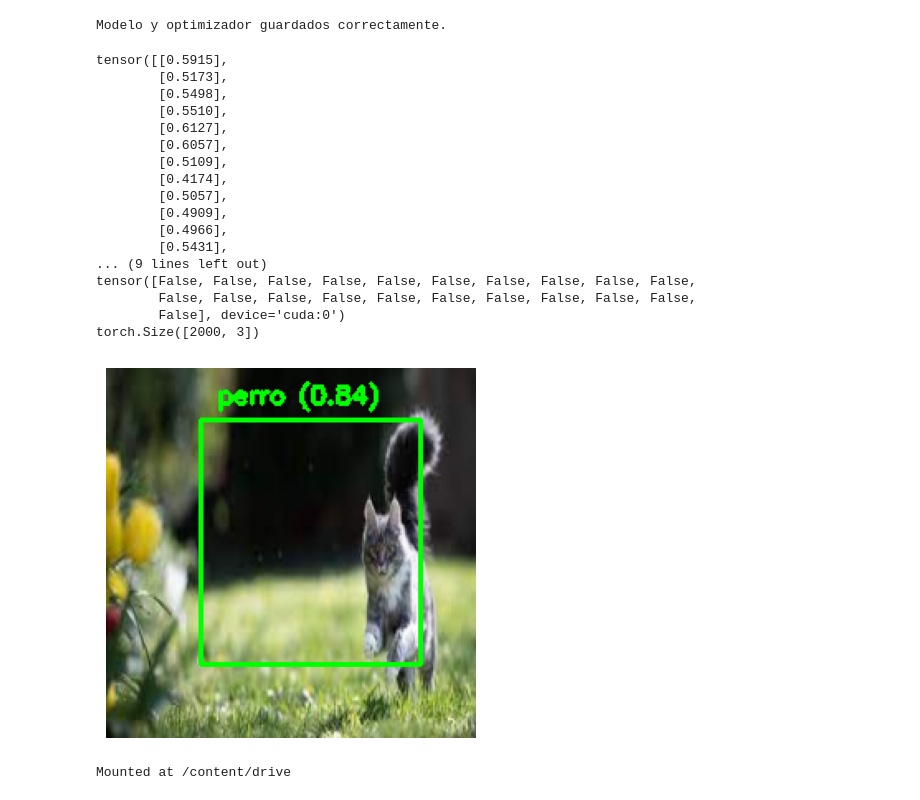
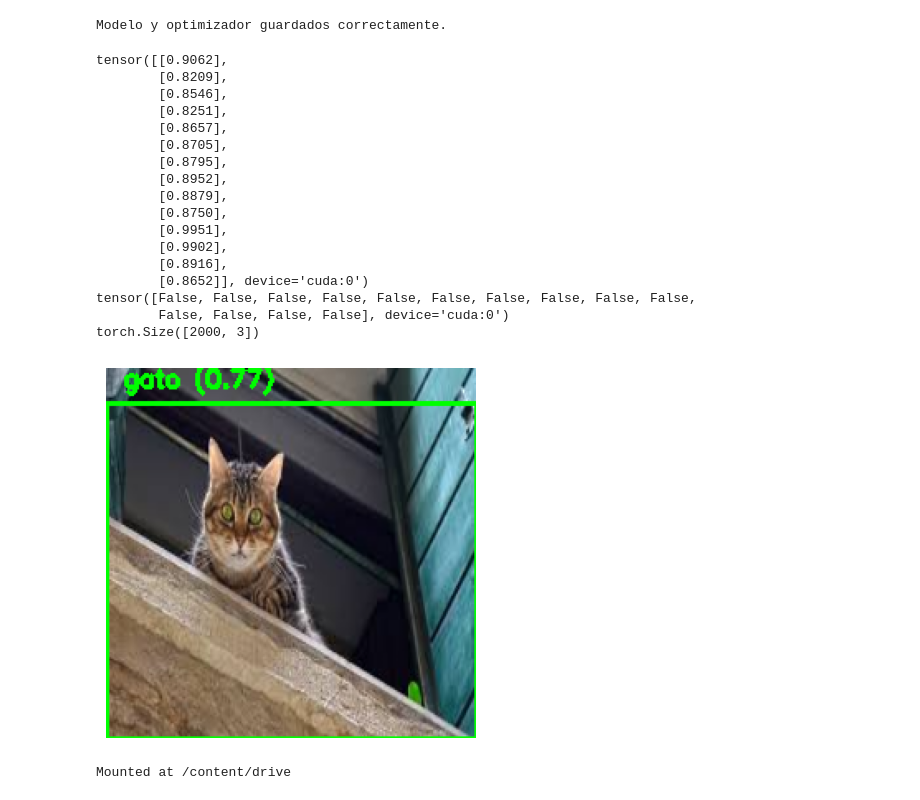
Before and after one commit to JuniorHZ19/CNN-PARA-DETECION-DE-OBJETOS, a Jupyter notebook: FAST R-CNN.ipynb, the cells around one changed output. Saved outputs shown, nothing was run; the diff lists cells and outputs as text; code cells hidden in the pictures.

```diff
--- a/FAST R-CNN.ipynb
+++ b/FAST R-CNN.ipynb
@@ -660,7 +711,7 @@ import torch.nn.functional as F
 
 import matplotlib.pyplot as plt
 
-image = cv2.imread("/content/images (12).jpg")
+image = cv2.imread("/content/images (10).jpg")
 
 image=cv2.resize(image,(224,224,))
 
@@ -699,51 +750,51 @@ scores_filtered = probs[selected_indices].to(device)
 deltas_filtered = bbox_deltas[selected_indices].to(device)
 
 # Aplicamos la transformación inversa
-#pred_bbox_reales = reverse_translation(boxes_filtered , deltas_filtered)
+pred_bbox_reales = reverse_translation(boxes_filtered , deltas_filtered)
 pred_bbox_reales = boxes_filtered
 pred_bbox_reales=pred_bbox_reales.to(device)
 
 pred_bbox_reales=pred_bbox_reales
 
 
-boxes_selected, scores_selected=non_maximum_suppression(pred_bbox_reales, scores_filtered, iou_threshold=0.3, prob_threshold=0.5)
+boxes_selected, scores_selected=non_maximum_suppression(pred_bbox_reales, scores_filtered, iou_threshold=0.3, prob_threshold=0.7)
 
 
 boxes_selected_np = boxes_selected.detach().cpu().numpy()
 scores_selected_np = scores_selected.detach().cpu().numpy()
 
 
 print(probs.shape)
 
 clases=['gato','perro']
 for pred_bbox,score in zip(boxes_selected,scores_selected):
   cv2.rectangle(image, (int(pred_bbox[0]), int(pred_bbox[1])), (int(pred_bbox[2]), int(pred_bbox[3])), (0, 255, 0), 2)
   cv2.putText(image, f'{clases[torch.argmax(score)-1]} ({torch.max(score):.2f})', (int(pred_bbox[0])+10,int(pred_bbox[1])-10), cv2.FONT_HERSHEY_SIMPLEX,0.5, (0, 255, 0), 2)
 
 
 
 plt.imshow(cv2.cvtColor(image, cv2.COLOR_BGR2RGB))
 plt.axis('off')  # Desactivar los ejes para mostrar solo la imagen
 plt.show()
 # %% [output]
-tensor([[0.5915],
-        [0.5173],
-        [0.5498],
-        [0.5510],
-        [0.6127],
-        [0.6057],
-        [0.5109],
-        [0.4174],
-        [0.5057],
-        [0.4909],
-        [0.4966],
-        [0.5431],
-... (9 lines left out)
+tensor([[0.9062],
+        [0.8209],
+        [0.8546],
+        [0.8251],
+        [0.8657],
+        [0.8705],
+        [0.8795],
+        [0.8952],
+        [0.8879],
+        [0.8750],
+        [0.9951],
+        [0.9902],
+        [0.8916],
+        [0.8652]], device='cuda:0')
 tensor([False, False, False, False, False, False, False, False, False, False,
-        False, False, False, False, False, False, False, False, False, False,
-        False], device='cuda:0')
+        False, False, False, False], device='cuda:0')
 torch.Size([2000, 3])
-[figure, old version]
+[figure, new version]
 # %%
 from google.colab import drive
 drive.mount('/content/drive')
```
Also changed, not shown: parts of 4 cells of this notebook.
